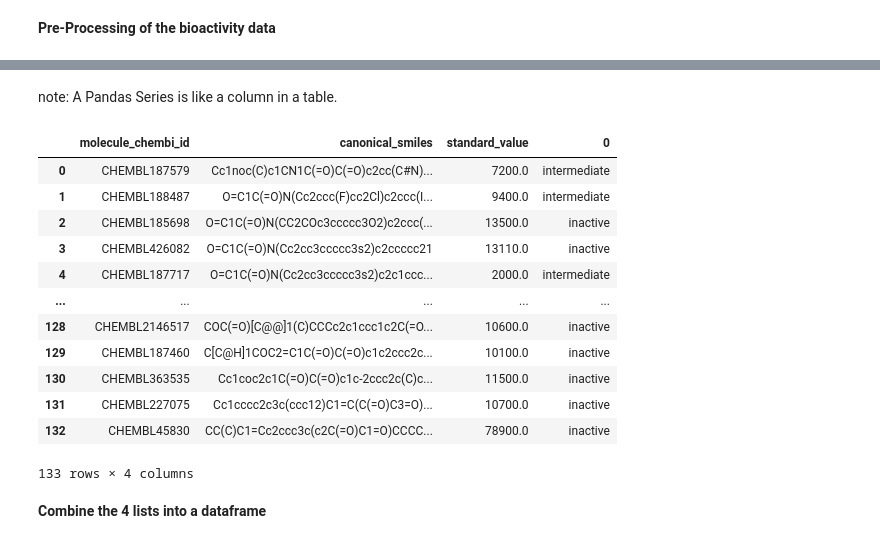
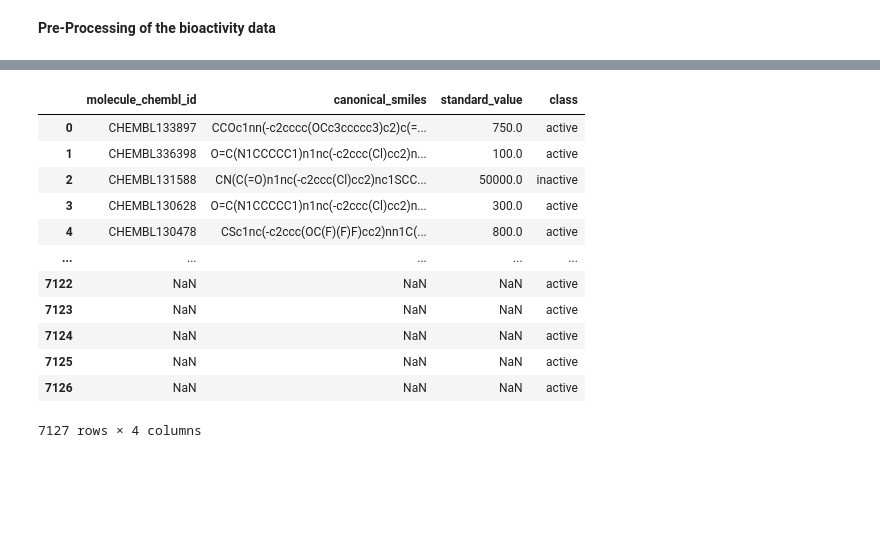
Before and after one commit to HaniyeDousti/Drug-Discovery, a Jupyter notebook: DrugDiscovery_preprocessing.ipynb, the cells around one changed output, grey strips where cells are left out. Drawn from its saved outputs; the diff is of its cells as text; code cells hidden in the pictures; blank space fills up the shorter version.

```diff
--- a/DrugDiscovery_preprocessing.ipynb
+++ b/DrugDiscovery_preprocessing.ipynb
@@ -49,6 +57,6 @@ targets
 # %% [markdown]
 **Select and retrieve bioactivity data for SARS Coronavirus 3C-like proteinase (fifth entry)**
 # %%
-selected_target = targets.target_chembl_id[4]
+selected_target = targets.target_chembl_id[0]
 selected_target
 # %% [output]
@@ -95,5 +103,6 @@ df['standard_value'].isnull().sum()
 # %%
 df2 = df[df.standard_value.notna()]
-df2.head(3)
+df2 = df2[df.canonical_smiles.notna()]
+df2
 # %% [output]
 |  | activity_comment | activity_id | activity_properties | assay_chembl_id | assay_description | assay_type | ... |
@@ -106,9 +154,11 @@ df2.head(3)
+# %%
+df4 = pd.read_csv('acetylcholinesterase_02_bioactivity_data_preprocessed.csv')
 # %%
-bioactivity_class = []
+bioactivity_threshold = []
 for i in df2.standard_value:
   if float(i) >= 10000:
-    bioactivity_class.append('inactive')
+    bioactivity_threshold.append('inactive')
   elif float(i) <= 1000:
-    bioactivity_class.append('active')
+    bioactivity_threshold.append('active')
   else:
-    bioactivity_class.append('intermediate')
+    bioactivity_threshold.append('intermediate')
@@ -153,20 +165,18 @@ df3
-# %% [markdown]
-note: A Pandas Series is like a column in a table.
 # %%
-pd.concat([df3, pd.Series(bioactivity_class)], axis=1)
+bioactivity_class = pd.Series(bioactivity_threshold, name='class')
+df5 = pd.concat([df4, bioactivity_class], axis=1)
+df5
 # %% [output]
-|  | molecule_chembi_id | canonical_smiles | standard_value | 0 |
-| 0 | CHEMBL187579 | Cc1noc(C)c1CN1C(=O)C(=O)c2cc(C#N)... | 7200.0 | intermediate |
-| 1 | CHEMBL188487 | O=C1C(=O)N(Cc2ccc(F)cc2Cl)c2ccc(I... | 9400.0 | intermediate |
-| 2 | CHEMBL185698 | O=C1C(=O)N(CC2COc3ccccc3O2)c2ccc(... | 13500.0 | inactive |
-| 3 | CHEMBL426082 | O=C1C(=O)N(Cc2cc3ccccc3s2)c2ccccc21 | 13110.0 | inactive |
-| 4 | CHEMBL187717 | O=C1C(=O)N(Cc2cc3ccccc3s2)c2c1ccc... | 2000.0 | intermediate |
+|  | molecule_chembl_id | canonical_smiles | standard_value | class |
+| 0 | CHEMBL133897 | CCOc1nn(-c2cccc(OCc3ccccc3)c2)c(=... | 750.0 | active |
+| 1 | CHEMBL336398 | O=C(N1CCCCC1)n1nc(-c2ccc(Cl)cc2)n... | 100.0 | active |
+| 2 | CHEMBL131588 | CN(C(=O)n1nc(-c2ccc(Cl)cc2)nc1SCC... | 50000.0 | inactive |
+| 3 | CHEMBL130628 | O=C(N1CCCCC1)n1nc(-c2ccc(Cl)cc2)n... | 300.0 | active |
+| 4 | CHEMBL130478 | CSc1nc(-c2ccc(OC(F)(F)F)cc2)nn1C(... | 800.0 | active |
 | ... | ... | ... | ... | ... |
-| 128 | CHEMBL2146517 | COC(=O)[C@@]1(C)CCCc2c1ccc1c2C(=O... | 10600.0 | inactive |
-| 129 | CHEMBL187460 | C[C@H]1COC2=C1C(=O)C(=O)c1c2ccc2c... | 10100.0 | inactive |
-| 130 | CHEMBL363535 | Cc1coc2c1C(=O)C(=O)c1c-2ccc2c(C)c... | 11500.0 | inactive |
-| 131 | CHEMBL227075 | Cc1cccc2c3c(ccc12)C1=C(C(=O)C3=O)... | 10700.0 | inactive |
-| 132 | CHEMBL45830 | CC(C)C1=Cc2ccc3c(c2C(=O)C1=O)CCCC... | 78900.0 | inactive |
+| 7122 | NaN | NaN | NaN | active |
+| 7123 | NaN | NaN | NaN | active |
+| 7124 | NaN | NaN | NaN | active |
+| 7125 | NaN | NaN | NaN | active |
+| 7126 | NaN | NaN | NaN | active |
-133 rows × 4 columns
+7127 rows × 4 columns
-# %% [markdown]
-**Combine the 4 lists into a dataframe**
```
Also changed, not shown: parts of 27 cells of this notebook.
